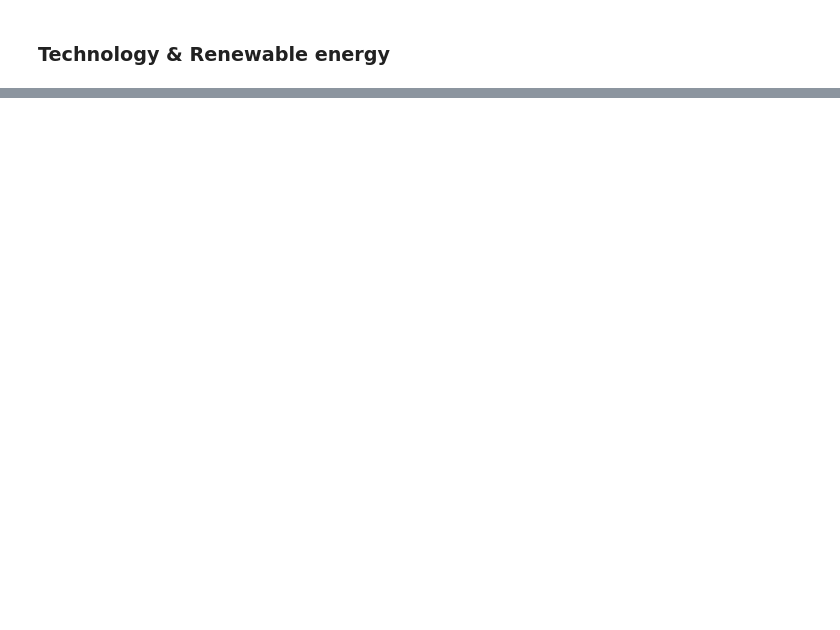
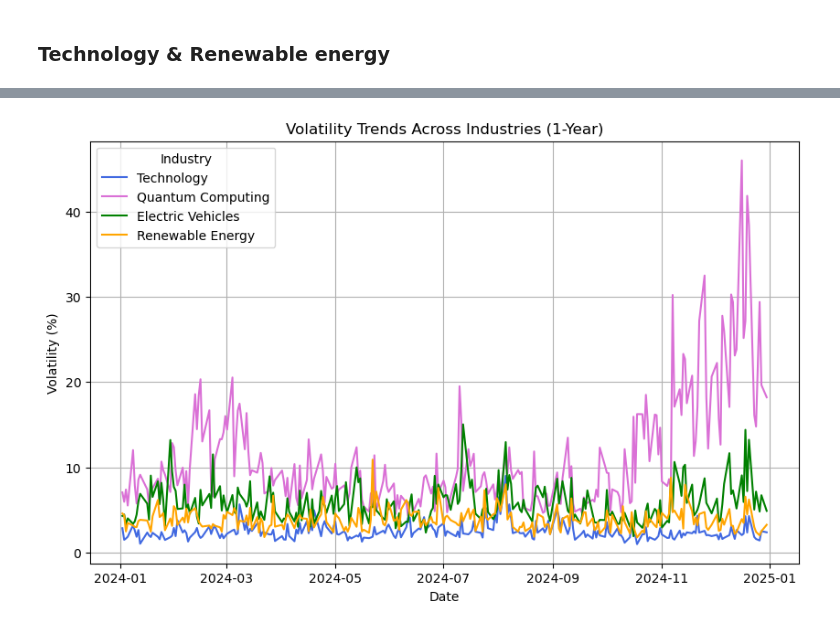
Before and after one commit to Ange-Dvs/PFDA-project, a Jupyter notebook: stocks.ipynb, the cells around one changed output, grey strips where cells are left out. Saved outputs shown, nothing was run; the diff lists cells and outputs as text; code cells hidden in the pictures; blank space fills up the shorter version.

```diff
--- a/stocks.ipynb
+++ b/stocks.ipynb
@@ -350,3 +372,42 @@ plt.show()
+# %%
+# calculating the volatility and storing in the dataframes for the different time periods
+for time_period in ['5y', '1y', '10y']:
+
+    industry_dataframes[time_period]['Volatility'] = (
+        (industry_dataframes[time_period]['High'] - industry_dataframes[time_period]['Low']) /
+        industry_dataframes[time_period]['Low']
+) * 100
+
+# print(industry_dataframes['10y']) for testing to see if volatility is added
+# %%
+plt.figure(figsize=(10, 6))
+
+# looping through the 1y dataset looking for unique values in industries
+for industry in industry_dataframes['1y']['Industry'].unique():
+    # filtering the data for the current industry
+    industry_data = industry_dataframes['1y'][industry_dataframes['1y']['Industry'] == industry]
+
+    # grouping the data by date and calculating the mean volatility using the agg function
+    grouped_data = industry_data.groupby(industry_data.index).agg({
+        'Volatility': 'mean'  # Aggregate volatility
+    })
+
+    # getting the colour from the colours dictionary specified for that industry
+    color = colours.get(industry)
+
+    # plotting the aggregated volatility for the industry
+    plt.plot(grouped_data.index, grouped_data['Volatility'], label=industry, color=color)
+
+# adding labels and title
+plt.title('Volatility Trends Across Industries (1-Year)')
+plt.xlabel('Date')
+plt.ylabel('Volatility (%)')
+plt.legend(title='Industry')
+plt.grid(True)
+
+plt.show()
+# %% [output]
+[figure, added]
 # %%
 # creating an empty list to store summary statistics for each industry
 industry_summary = []
```
Also changed, not shown: parts of 11 cells of this notebook, 5 other files.
